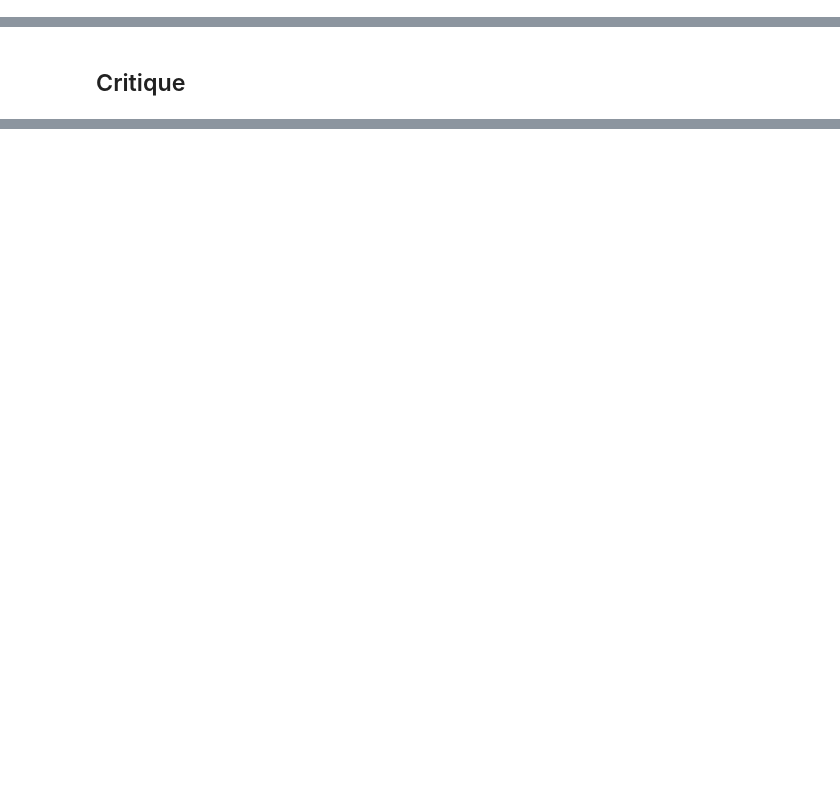
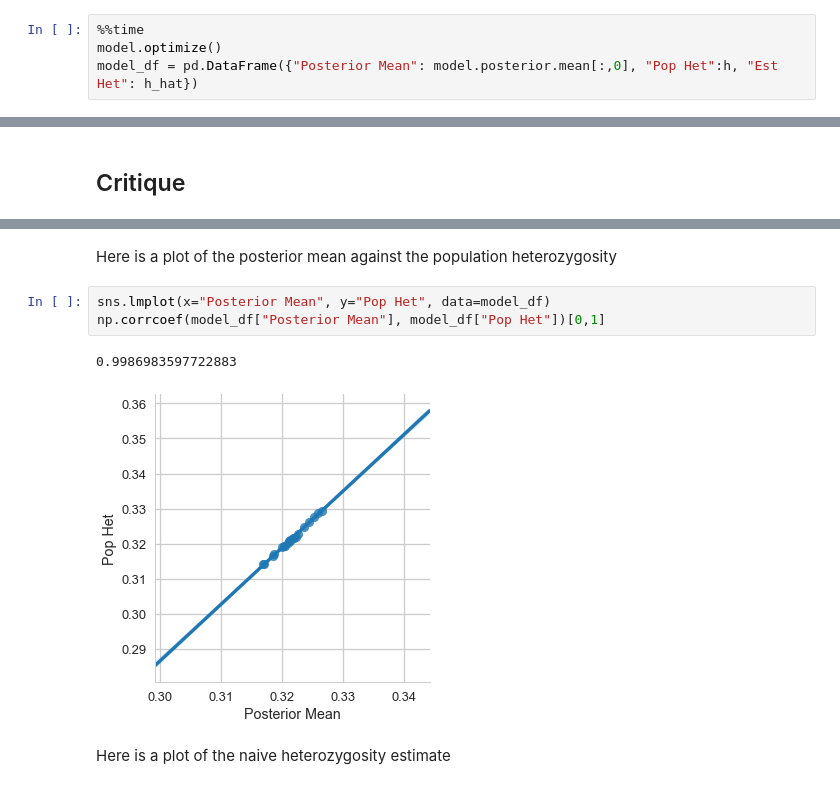
Before and after one commit to ancient-dna/hetgp, a Jupyter notebook: notebooks/wright-fisher-sim.ipynb, the cells around one changed output, grey strips where cells are left out. Cells and saved outputs as stored; diff of their text form; blank space fills up the shorter version.

```diff
--- a/notebooks/wright-fisher-sim.ipynb
+++ b/notebooks/wright-fisher-sim.ipynb
@@ -116,0 +149,4 @@ model.optimize()
+# %%
+%%time
+model.optimize()
+model_df = pd.DataFrame({"Posterior Mean": model.posterior.mean[:,0], "Pop Het":h, "Est Het": h_hat})
@@ -146,0 +168,10 @@ np.corrcoef(h_hat, h)[0,1]
+# %% [markdown]
+Here is a plot of the posterior mean against the population heterozygosity
+# %%
+sns.lmplot(x="Posterior Mean", y="Pop Het", data=model_df)
+np.corrcoef(model_df["Posterior Mean"], model_df["Pop Het"])[0,1]
+# %% [output]
+0.9986983597722883
+[figure, added]
+# %% [markdown]
+Here is a plot of the naive heterozygosity estimate
```
Also changed, not shown: parts of 29 cells of this notebook, 3 other files.
